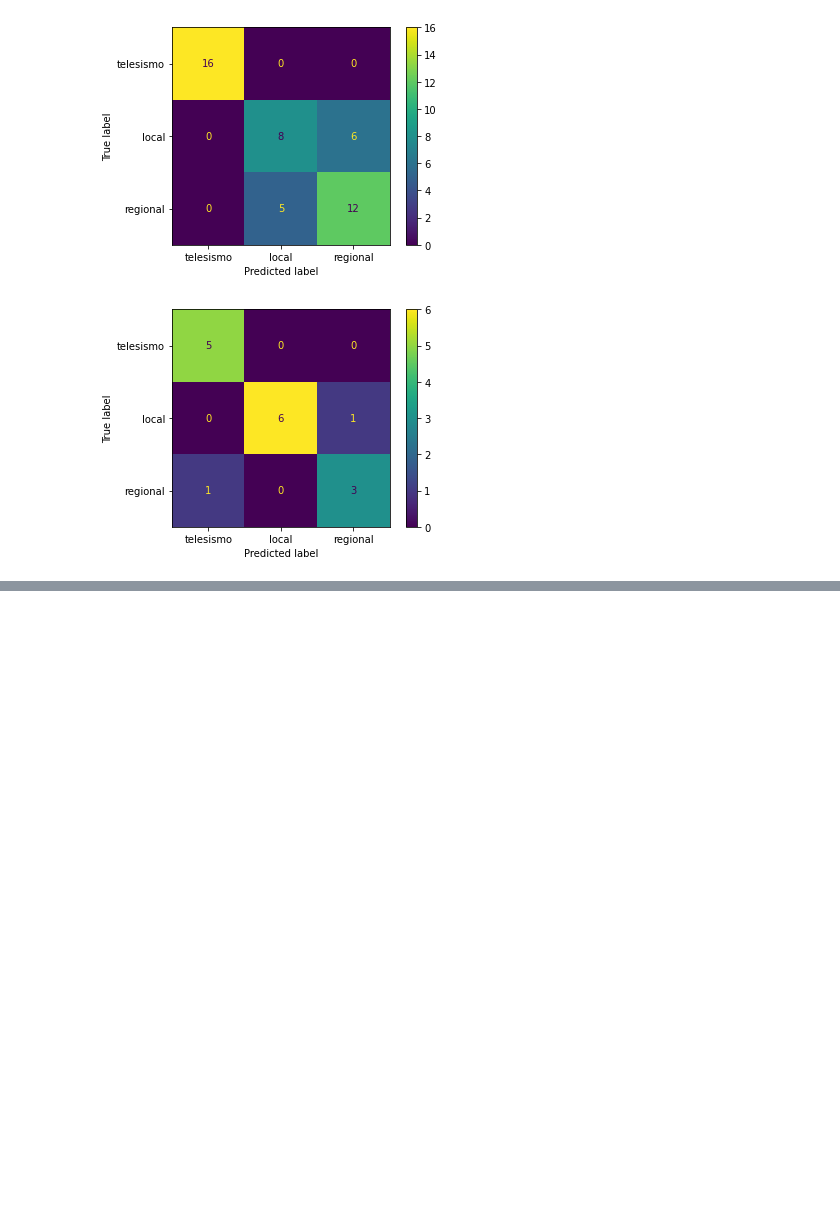
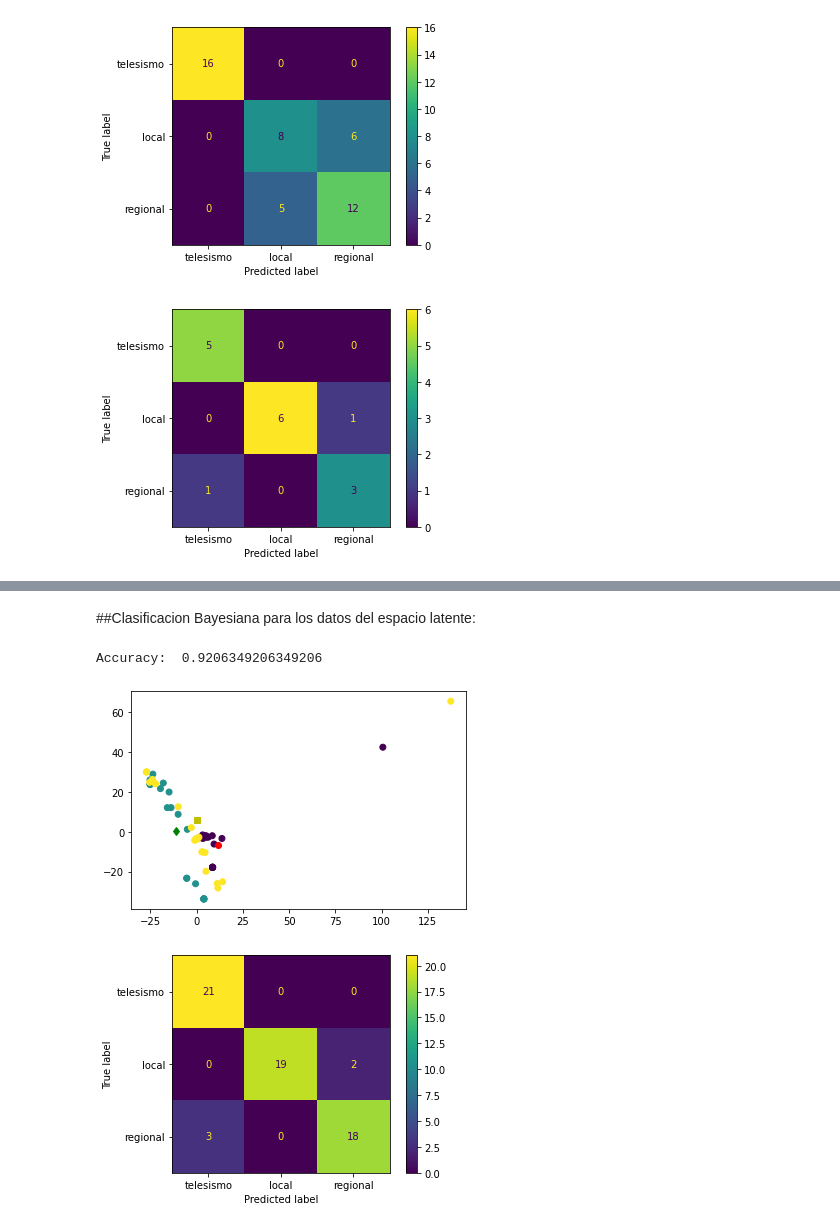
Before and after one commit to ManuelBothert/Miniproyecto-2-TSIII, a Jupyter notebook: MiniProyecto2.ipynb, the cells around one changed output, grey strips where cells are left out. Saved outputs shown, nothing was run; the diff lists cells and outputs as text; code cells hidden in the pictures; blank space fills up the shorter version.

```diff
--- a/MiniProyecto2.ipynb
+++ b/MiniProyecto2.ipynb
@@ -330,0 +267,13 @@ projected = pca.inverse_transform(components)
+# %% [markdown]
+##Clasificacion Bayesiana para los datos del espacio latente:
+# %%
+n = 8
+modelPCA = PCA(n_components=n) # Hacemos PCA con n componentes.
+X = dataSismo
+X_PCA = modelPCA.fit_transform(X)
+t = np.array(Tags)
+Bayessian_Regression(X_PCA, t)
+# %% [output]
+Accuracy:  0.9206349206349206
+[figure, added]
+[figure, added]
```
Also changed, not shown: parts of 29 cells of this notebook.
